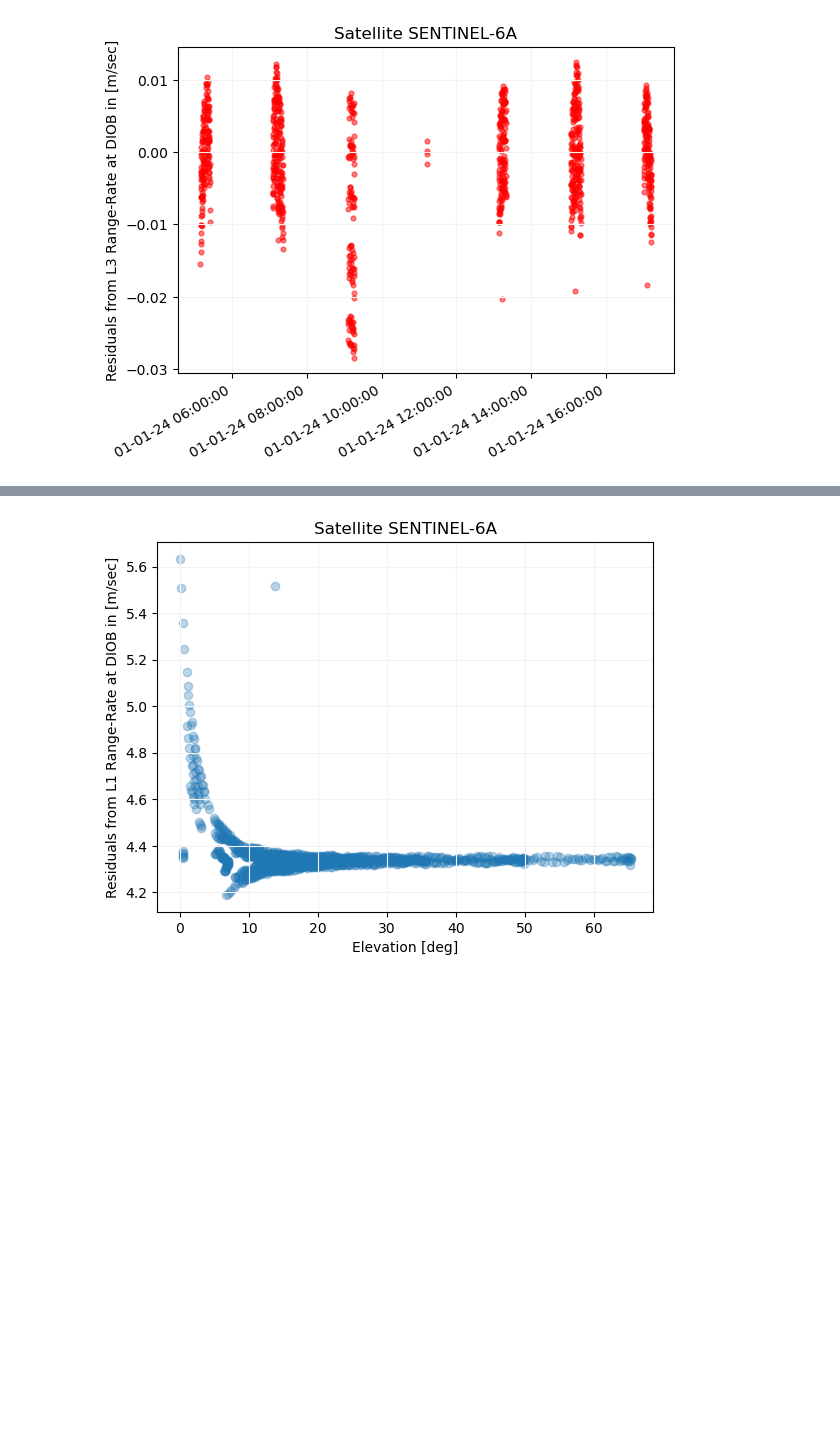
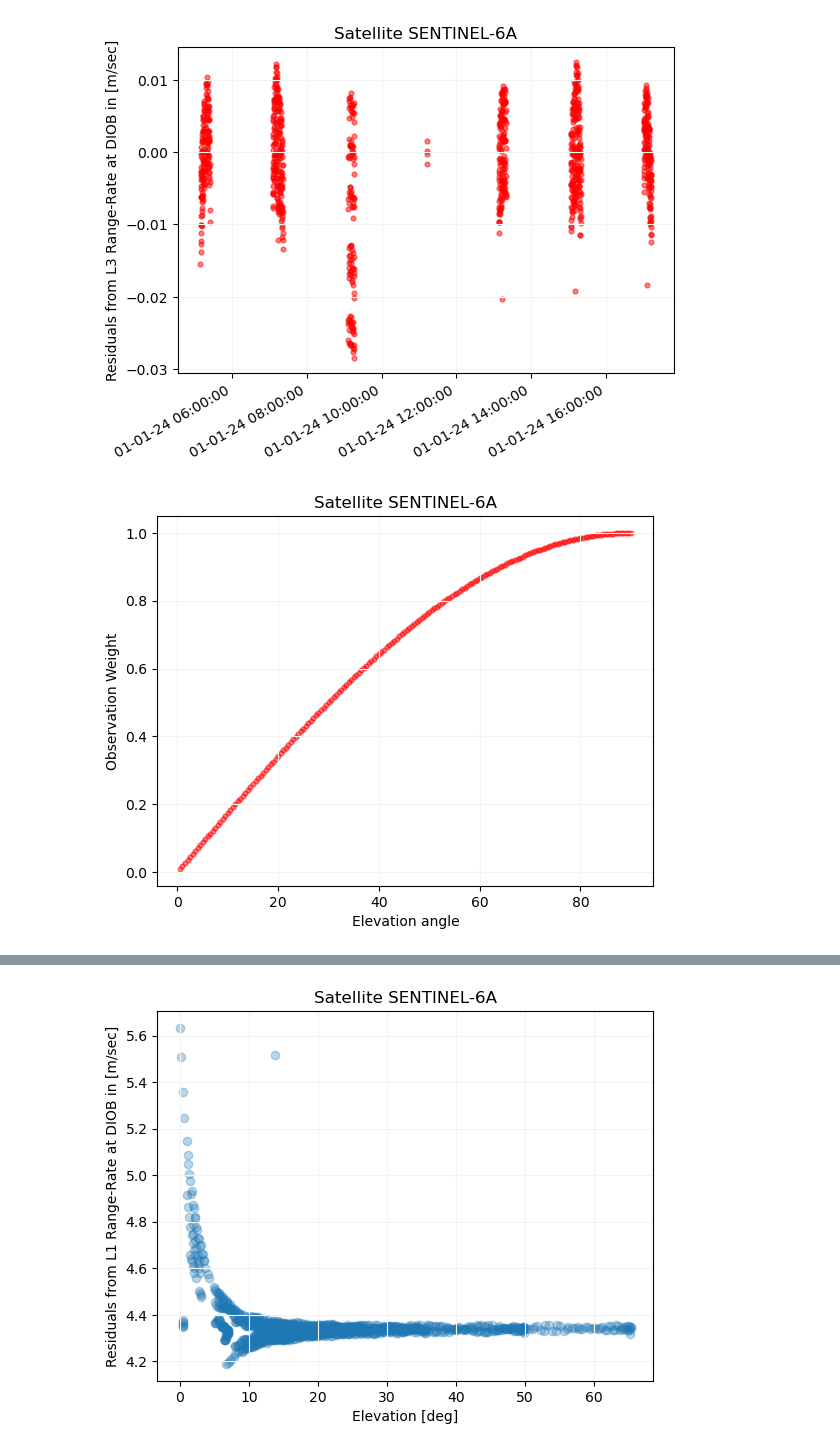
Before and after one commit to DSOlab/AcademicSoftware, a Jupyter notebook: JupiterLab/doris/doris_final_ftest1.ipynb, the cells around one changed output, grey strips where cells are left out. Cells and saved outputs as stored; diff of their text form; code cells hidden in the pictures; blank space fills up the shorter version.

```diff
--- a/JupiterLab/doris/doris_final_ftest1.ipynb
+++ b/JupiterLab/doris/doris_final_ftest1.ipynb
@@ -390,6 +390,20 @@ plt.show()
 # %% [output]
 Note, marking 1/965 of observations as outliers.
 [figure]
+# %%
+# Weighting with elevation
+def wfun(el_deg):
+    return np.sin(np.radians(el_deg))
+
+angles = np.linspace(.5, 90, 180)
+plt.scatter(angles, [wfun(el) for el in angles], alpha=0.5, s=12, c='red')
+plt.grid(color='0.95')
+plt.ylabel("Observation Weight")
+plt.xlabel("Elevation angle")
+plt.title(f"Satellite {rnx.sat_name}")
+plt.show()
+# %% [output]
+[figure, added]
 # %%
 # Section 6.2 – Weighted Least Squares Solution
 # Initial guess: [x, y, z, Δf, ΔT_pass1, ΔT_pass2, ..., ΔT_passN]
```
Also changed, not shown: parts of 4 cells of this notebook.
